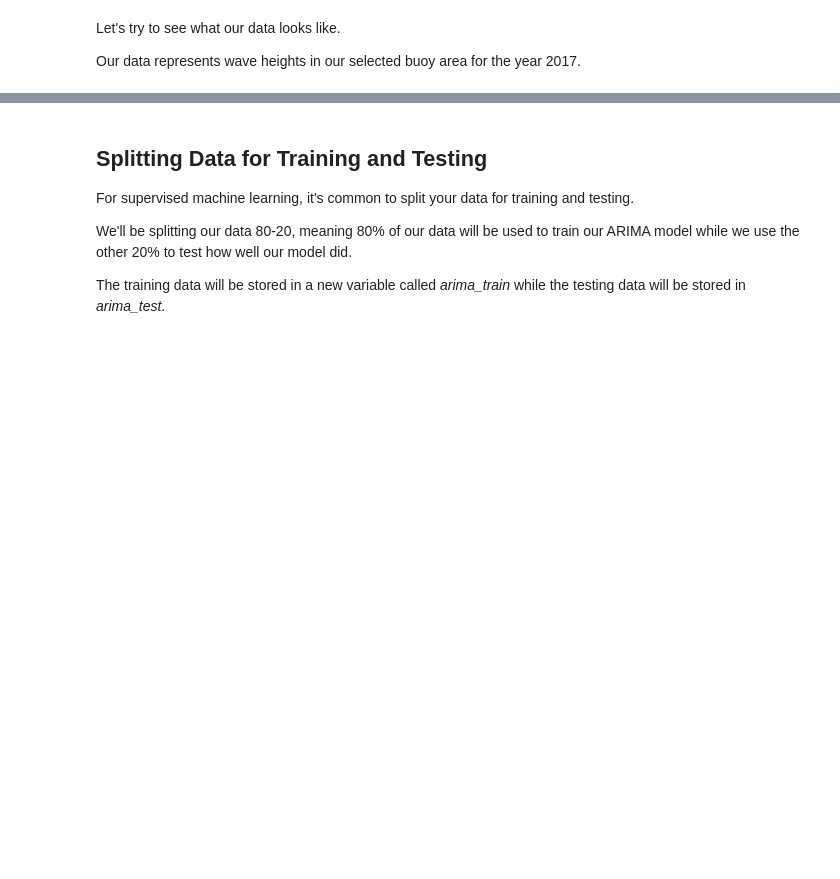
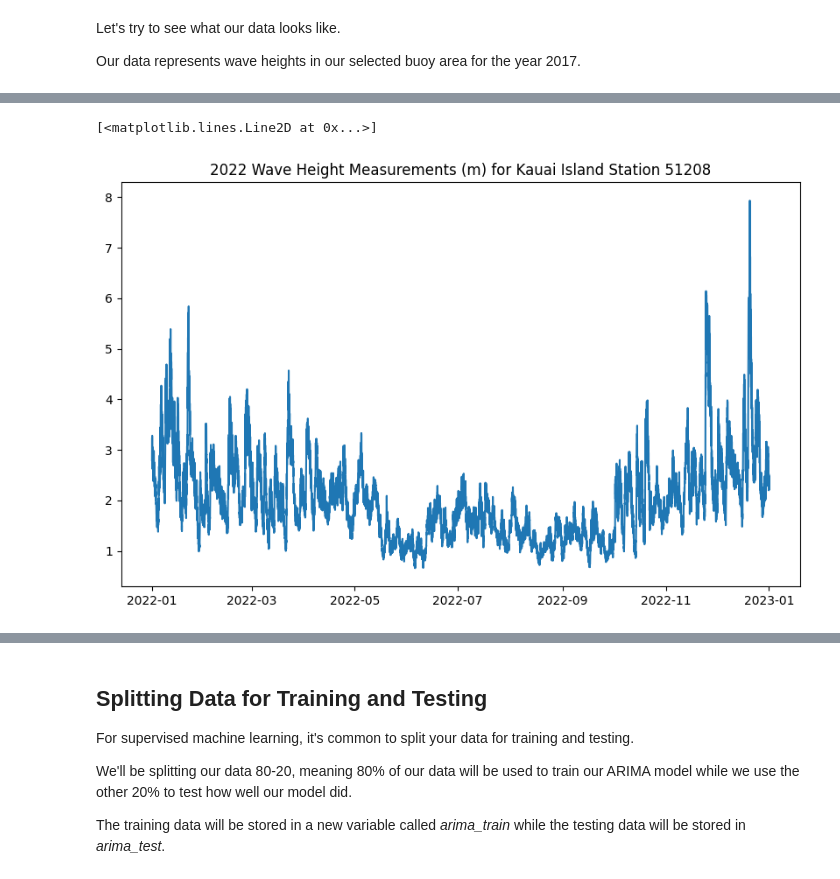
Before and after one commit to trachelle/SPICE-2024, a Jupyter notebook: waveheight_final_51208.ipynb, the cells around one changed output, grey strips where cells are left out. Drawn from its saved outputs; the diff is of its cells as text; code cells hidden in the pictures; blank space fills up the shorter version.

```diff
--- a/waveheight_final_51208.ipynb
+++ b/waveheight_final_51208.ipynb
@@ -732,0 +743,3 @@ arima_data.head() # looking at first five rows of arima_data
+# %%
+arima_data22 = df_22_clean[['Date', 'WVHT']] # selecting columns
+arima_data22.head() # looking at first five rows of arima_data
@@ -739,0 +821,3 @@ KeyError: "None of ['Date'] are in the columns"
+# %%
+arima_data22 = arima_data22.set_index('Date') # setting date column to index
+arima_data22
@@ -751,0 +913,8 @@ plt.plot(arima_data['WVHT']) # plotting our data
+# %%
+arima_data22['WVHT'] = arima_data22['WVHT'].astype(float) # changing the datatype for WVHT for a nicer look on the plot
+plt.figure(figsize=(10,6)) # setting up the dimentions for our plot
+plt.title('2022 Wave Height Measurements (m) for Kauai Island Station 51208') # setting up a title
+plt.plot(arima_data22['WVHT']) # plotting our data
+# %% [output]
+[<matplotlib.lines.Line2D at 0x...>]
+[figure, added]
```
Also changed, not shown: parts of 19 cells of this notebook.
